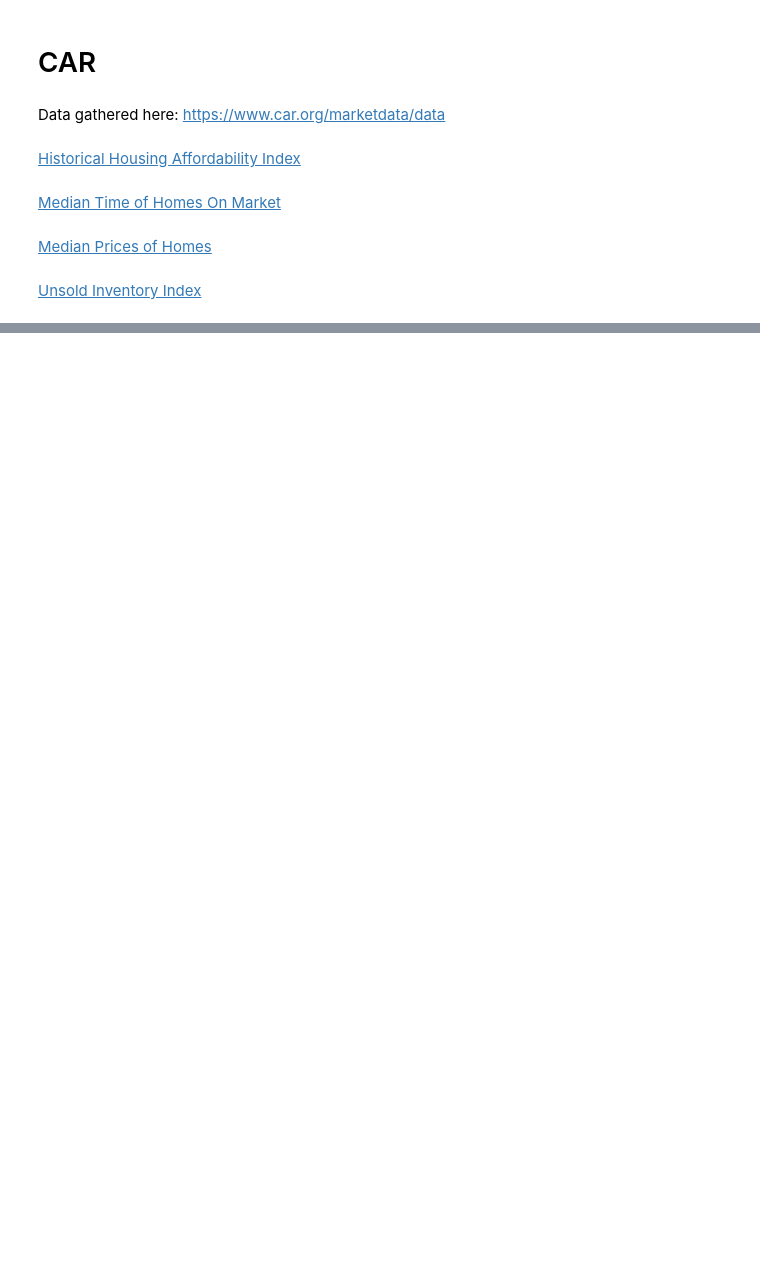
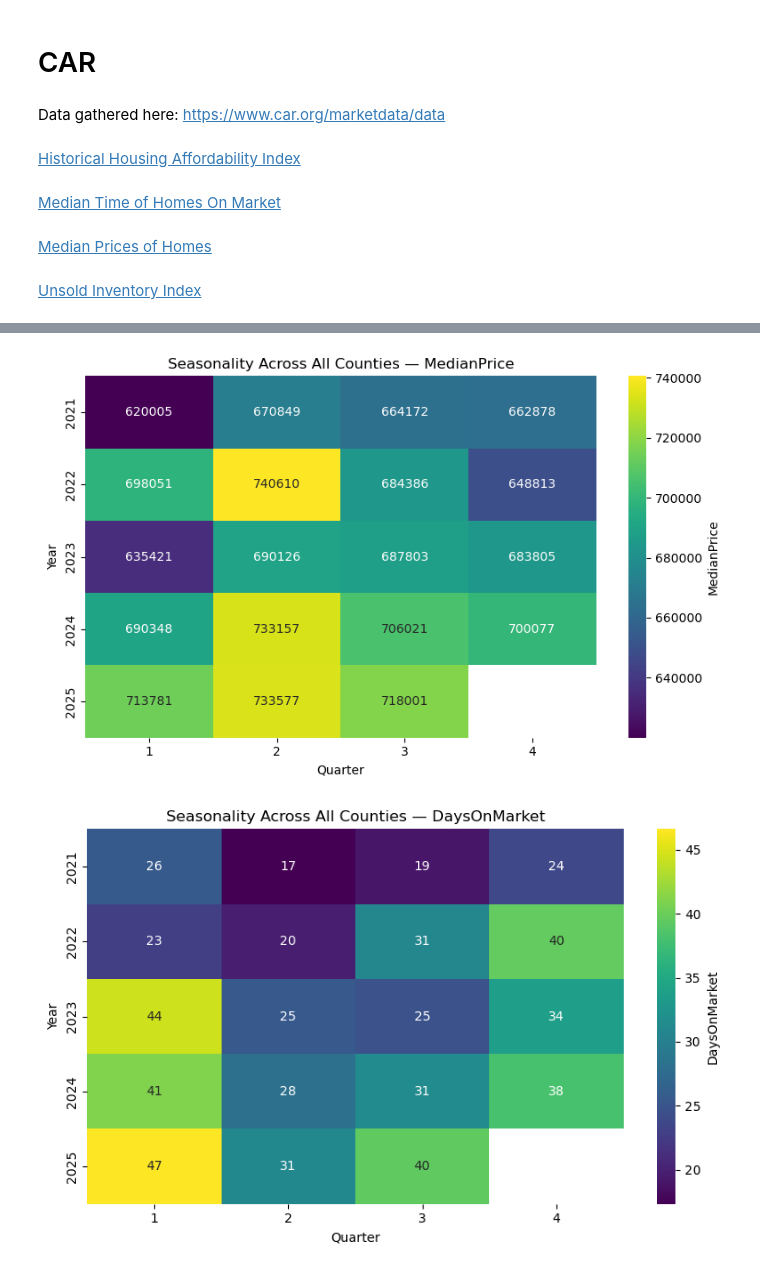
Before and after one commit to christyhui/BlackstoneCaseStudy, a Jupyter notebook: CollectionAndAnalysis.ipynb, the cells around one changed output, grey strips where cells are left out. Cells and saved outputs as stored; diff of their text form; code cells hidden in the pictures; blank space fills up the shorter version.

```diff
--- a/CollectionAndAnalysis.ipynb
+++ b/CollectionAndAnalysis.ipynb
@@ -325,0 +313,4 @@ plt.show()
+# %%
+car_recent_dfs_master["QuarterActual"] = ( (car_recent_dfs_master["QuarterNumber"] - 1) % 4 ) + 1
+# %%
+car_recent_dfs_master["Year"] = car_recent_dfs_master.Date.dt.year
@@ -325,0 +319,26 @@ plt.show()
+# %%
+vars_to_plot = ["MedianPrice", "DaysOnMarket", "UII", "HAI"]
+
+# Quarterly averages for all counties combined
+all_q = car_recent_dfs_master.groupby(["Year", "QuarterActual"])[vars_to_plot].mean().reset_index()
+
+for var in vars_to_plot:
+    pivot = all_q.pivot(index="Year", columns="QuarterActual", values=var)
+
+    plt.figure(figsize=(8, 5))
+    sns.heatmap(
+        pivot,
+        cmap="viridis",
+        annot=True,
+        fmt=".0f",
+        cbar_kws={"label": var}
+    )
+
+    plt.title(f"Seasonality Across All Counties — {var}")
+    plt.xlabel("Quarter")
+    plt.ylabel("Year")
+    plt.tight_layout()
+    plt.show()
+# %% [output]
+[figure, added]
+[figure, added]
```
Also changed, not shown: parts of 10 cells of this notebook.
